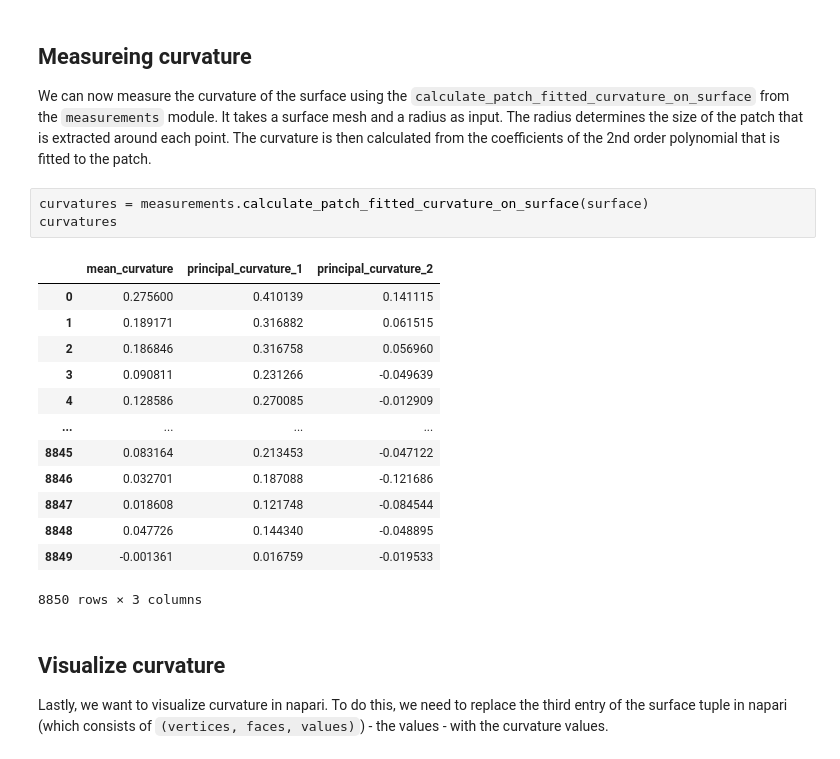
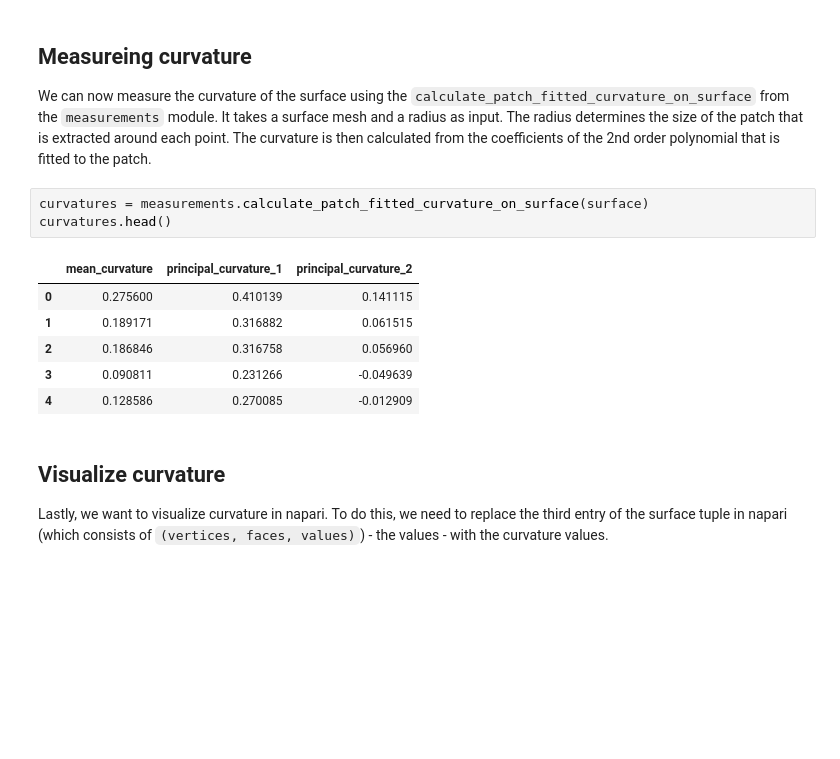
Before and after one commit to campaslab/napari-stress, a Jupyter notebook: docs/01_code_usage/02_example_workflows/demo_measure_patch_fitted_curvature.ipynb, the cells around one changed output. Cells and saved outputs as stored; diff of their text form; blank space fills up the shorter version.

```diff
--- a/docs/01_code_usage/02_example_workflows/demo_measure_patch_fitted_curvature.ipynb
+++ b/docs/01_code_usage/02_example_workflows/demo_measure_patch_fitted_curvature.ipynb
@@ -47,21 +47,14 @@ surface = list([mesh.vertices, np.asarray(mesh.cells), np.ones(mesh.nvertices)])
 We can now measure the curvature of the surface using the `calculate_patch_fitted_curvature_on_surface` from the `measurements` module. It takes a surface mesh and a radius as input. The radius determines the size of the patch that is extracted around each point. The curvature is then calculated from the coefficients of the 2nd order polynomial that is fitted to the patch.
 # %%
 curvatures = measurements.calculate_patch_fitted_curvature_on_surface(surface)
-curvatures
+curvatures.head()
 # %% [output]
 |  | mean_curvature | principal_curvature_1 | principal_curvature_2 |
 | 0 | 0.275600 | 0.410139 | 0.141115 |
 | 1 | 0.189171 | 0.316882 | 0.061515 |
 | 2 | 0.186846 | 0.316758 | 0.056960 |
 | 3 | 0.090811 | 0.231266 | -0.049639 |
 | 4 | 0.128586 | 0.270085 | -0.012909 |
-| ... | ... | ... | ... |
-| 8845 | 0.083164 | 0.213453 | -0.047122 |
-| 8846 | 0.032701 | 0.187088 | -0.121686 |
-| 8847 | 0.018608 | 0.121748 | -0.084544 |
-| 8848 | 0.047726 | 0.144340 | -0.048895 |
-| 8849 | -0.001361 | 0.016759 | -0.019533 |
-8850 rows × 3 columns
 # %% [markdown]
 ## Visualize curvature
 
```
Also changed, not shown: parts of 4 cells of this notebook.
